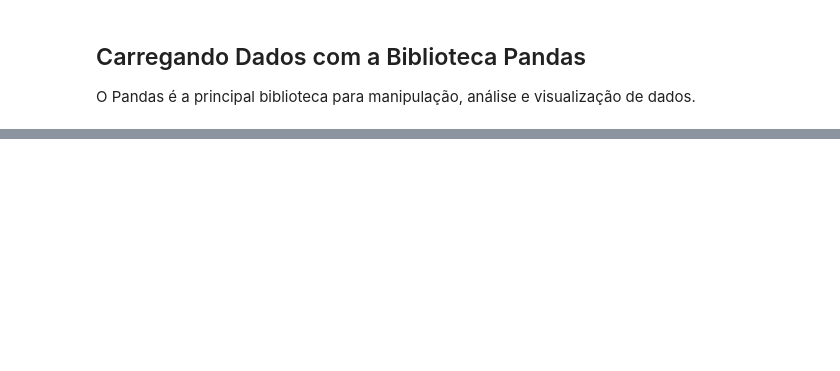
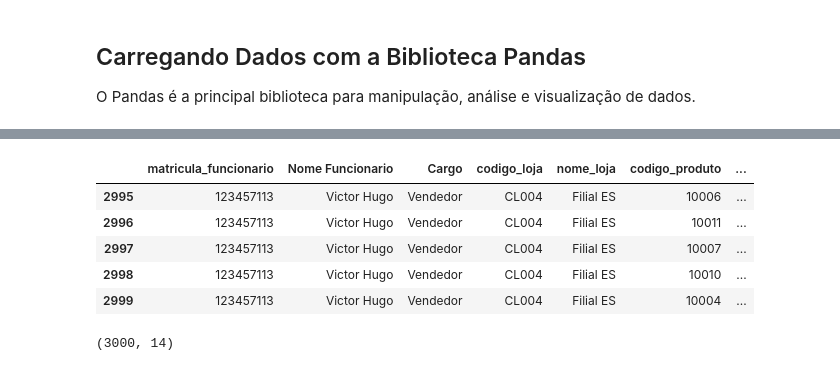
Before and after one commit to vamvieira/Aulas_Senai, a Jupyter notebook: AquisicaoDeDados.ipynb, the cells around one changed output, grey strips where cells are left out. Cells and saved outputs as stored; diff of their text form; code cells hidden in the pictures; blank space fills up the shorter version.

```diff
--- a/AquisicaoDeDados.ipynb
+++ b/AquisicaoDeDados.ipynb
@@ -26,0 +29,13 @@ df
+# %%
+df.tail()
+# %% [output]
+|  | matricula_funcionario | Nome Funcionario | Cargo | codigo_loja | nome_loja | codigo_produto | ... |
+| 2995 | 123457113 | Victor Hugo | Vendedor | CL004 | Filial ES | 10006 | ... |
+| 2996 | 123457113 | Victor Hugo | Vendedor | CL004 | Filial ES | 10011 | ... |
+| 2997 | 123457113 | Victor Hugo | Vendedor | CL004 | Filial ES | 10007 | ... |
+| 2998 | 123457113 | Victor Hugo | Vendedor | CL004 | Filial ES | 10010 | ... |
+| 2999 | 123457113 | Victor Hugo | Vendedor | CL004 | Filial ES | 10004 | ... |
+# %%
+df.shape
+# %% [output]
+(3000, 14)
```
Also changed, not shown: parts of 19 cells of this notebook.
